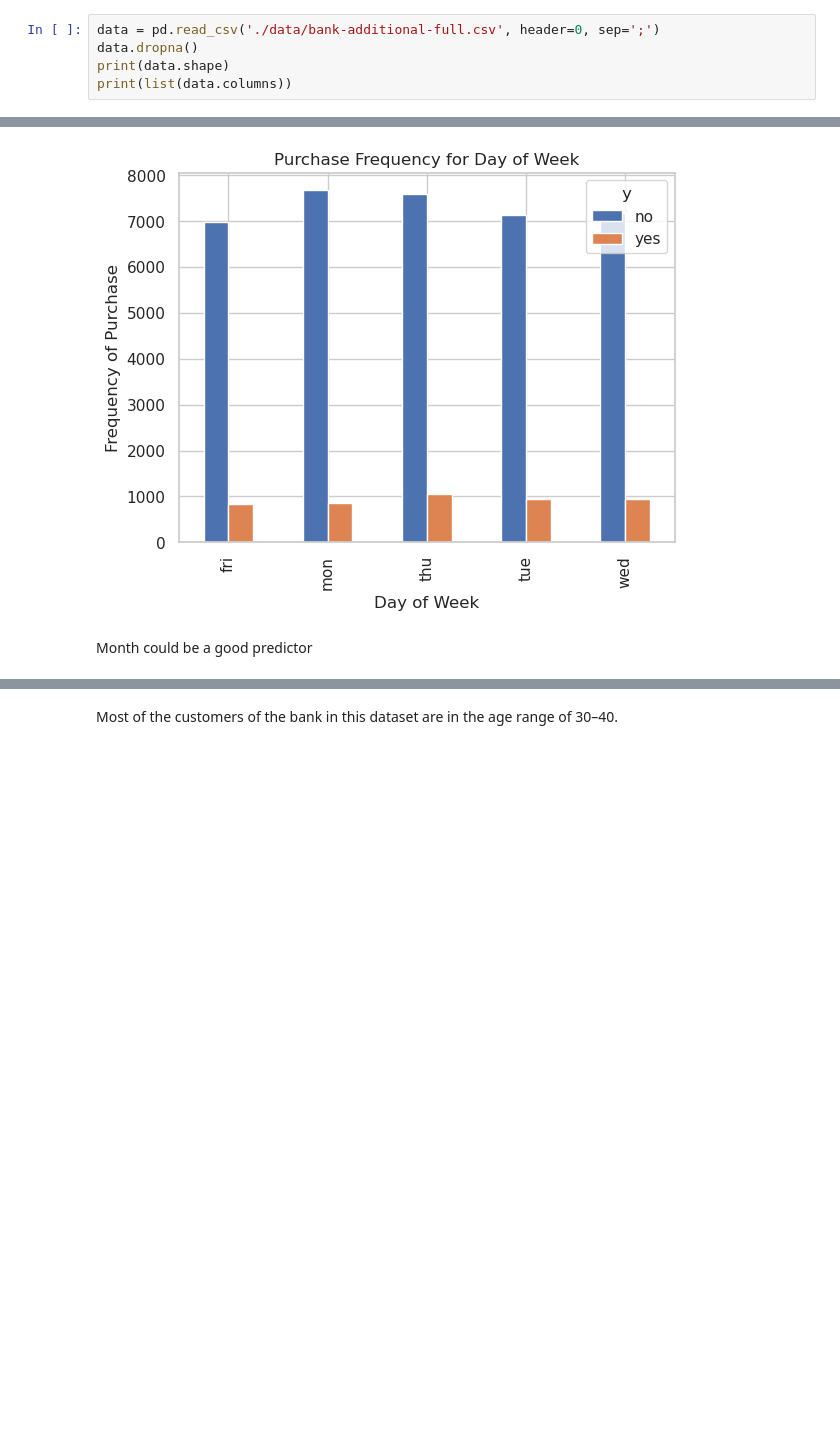
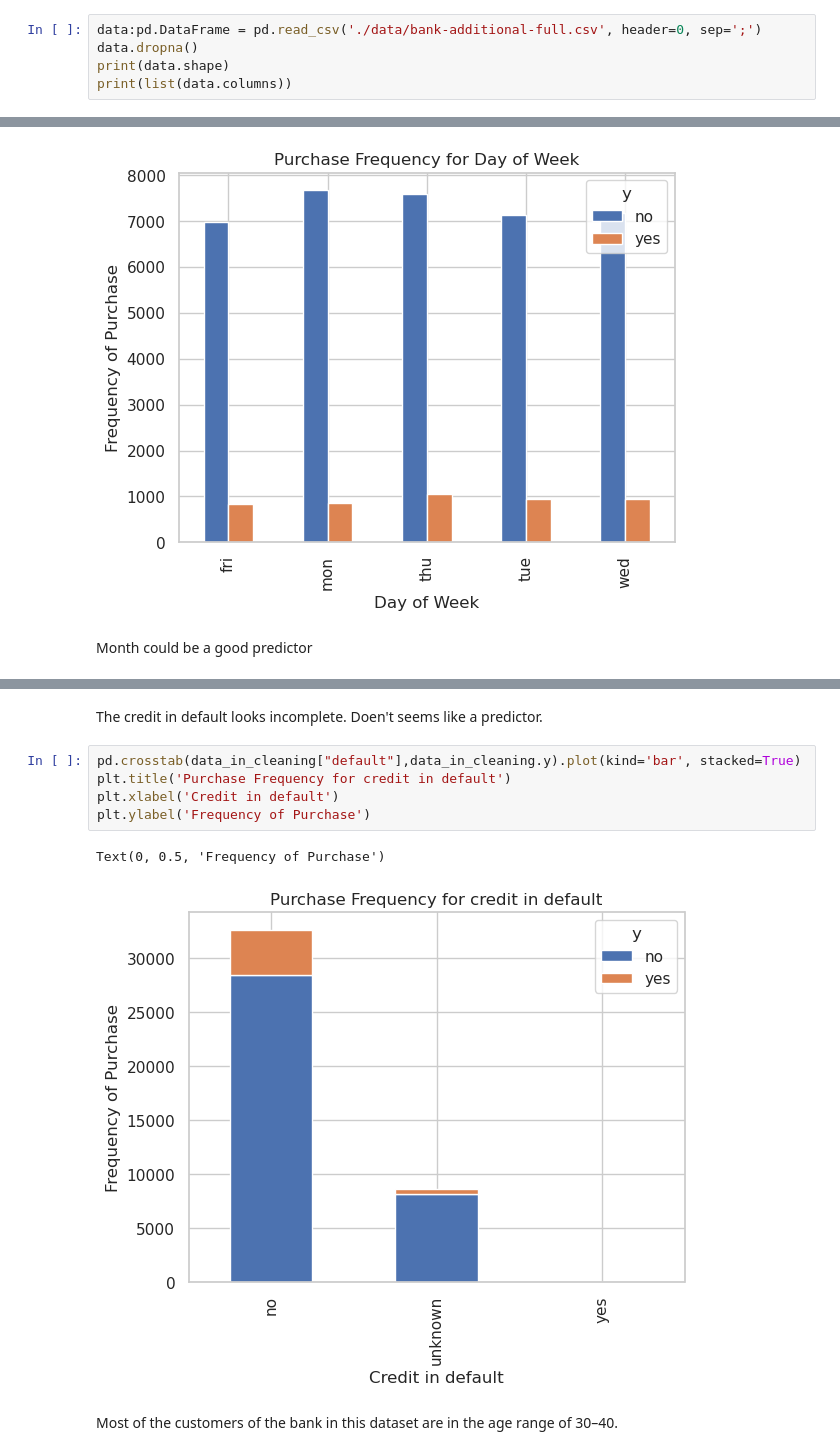
Before and after one commit to armandolezama/data-science-portfolio, a Jupyter notebook: Building_Logistic_Regression/Building_logistic_Regression.ipynb, the cells around one changed output, grey strips where cells are left out. Cells and saved outputs as stored; diff of their text form; blank space fills up the shorter version.

```diff
--- a/Building_Logistic_Regression/Building_logistic_Regression.ipynb
+++ b/Building_Logistic_Regression/Building_logistic_Regression.ipynb
@@ -56,7 +56,7 @@ It is related to direct marketing campaigns of a Portuguese banking institution.
 
 The classification goal is to predict whether the client will subscribe (1/0) to a term deposit (variable y)
 # %%
-data = pd.read_csv('./data/bank-additional-full.csv', header=0, sep=';')
+data:pd.DataFrame = pd.read_csv('./data/bank-additional-full.csv', header=0, sep=';')
 data.dropna()
 print(data.shape)
 print(list(data.columns))
@@ -333,4 +337,14 @@ plt.ylabel('Frequency of Purchase')
 [figure]
+# %% [markdown]
+The credit in default looks incomplete. Doen't seems like a predictor.
+# %%
+pd.crosstab(data_in_cleaning["default"],data_in_cleaning.y).plot(kind='bar', stacked=True)
+plt.title('Purchase Frequency for credit in default')
+plt.xlabel('Credit in default')
+plt.ylabel('Frequency of Purchase')
+# %% [output]
+Text(0, 0.5, 'Frequency of Purchase')
+[figure, added]
 # %% [markdown]
 Most of the customers of the bank in this dataset are in the age range of 30–40.
 # %%
```
Also changed, not shown: parts of 26 cells of this notebook.
